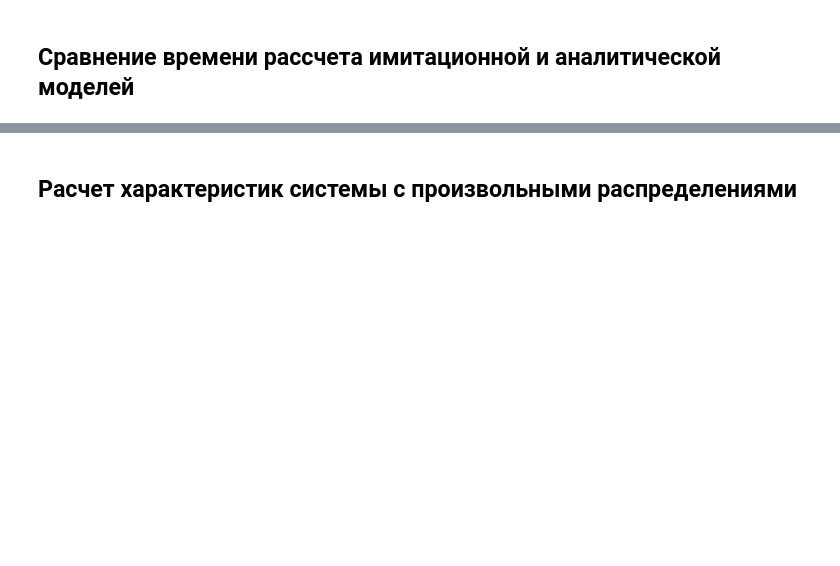
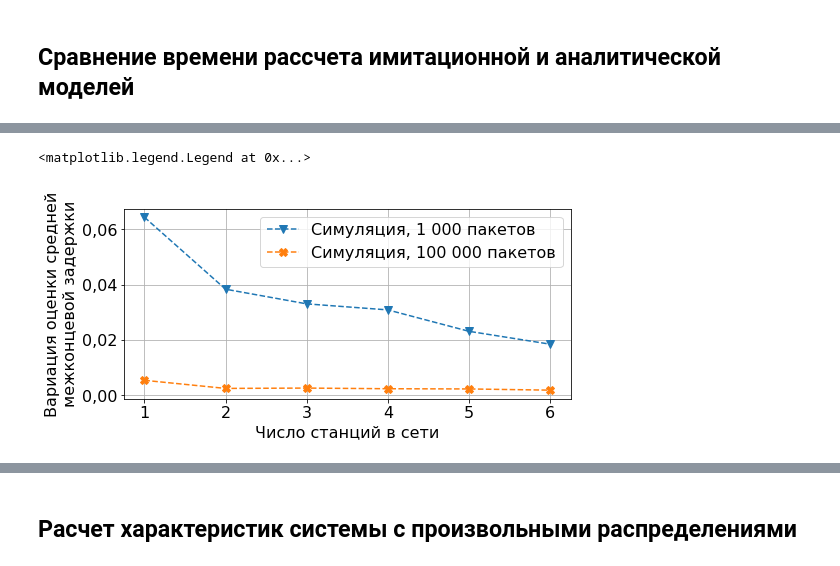
Before and after one commit to larioandr/thesis-queues, a Jupyter notebook: experiments/sample.ipynb, the cells around one changed output, grey strips where cells are left out. Saved outputs shown, nothing was run; the diff lists cells and outputs as text; code cells hidden in the pictures; blank space fills up the shorter version.

```diff
--- a/experiments/sample.ipynb
+++ b/experiments/sample.ipynb
@@ -203,0 +346,11 @@ fig.savefig(os.path.join("images", "olga_mm1n.pdf"), bbox_inches="tight")
+# %%
+fig, ax = plt.subplots(1, 1, figsize=(8, 3.5))
+ax.plot(OX, [item[1] for item in BASIC_DATA['sim_rough']], **BASIC_STYLES['sim_rough'])
+ax.plot(OX, [item[1] for item in BASIC_DATA['sim_fine']], **BASIC_STYLES['sim_fine'])
+ax.grid()
+ax.set_xlabel('Число станций в сети')
+ax.set_ylabel('Вариация оценки средней\nмежконцевой задержки')
+ax.legend()
+# %% [output]
+<matplotlib.legend.Legend at 0x...>
+[figure, added]
```
Also changed, not shown: parts of 33 cells of this notebook, 1 other file.
